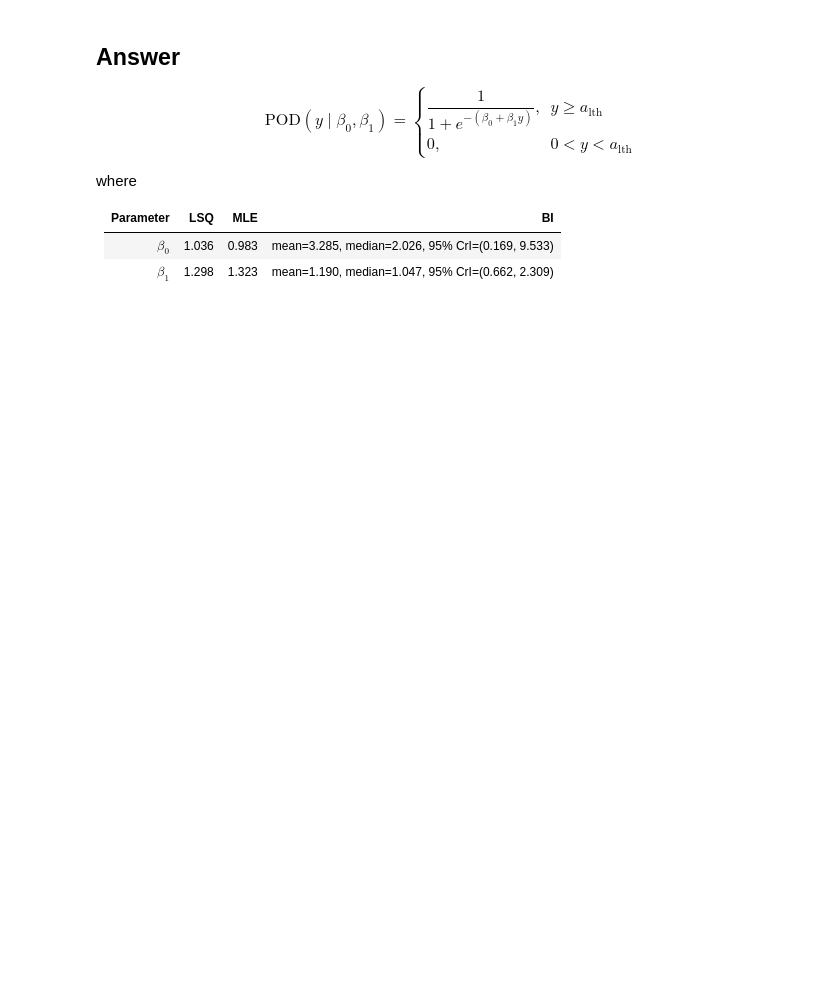
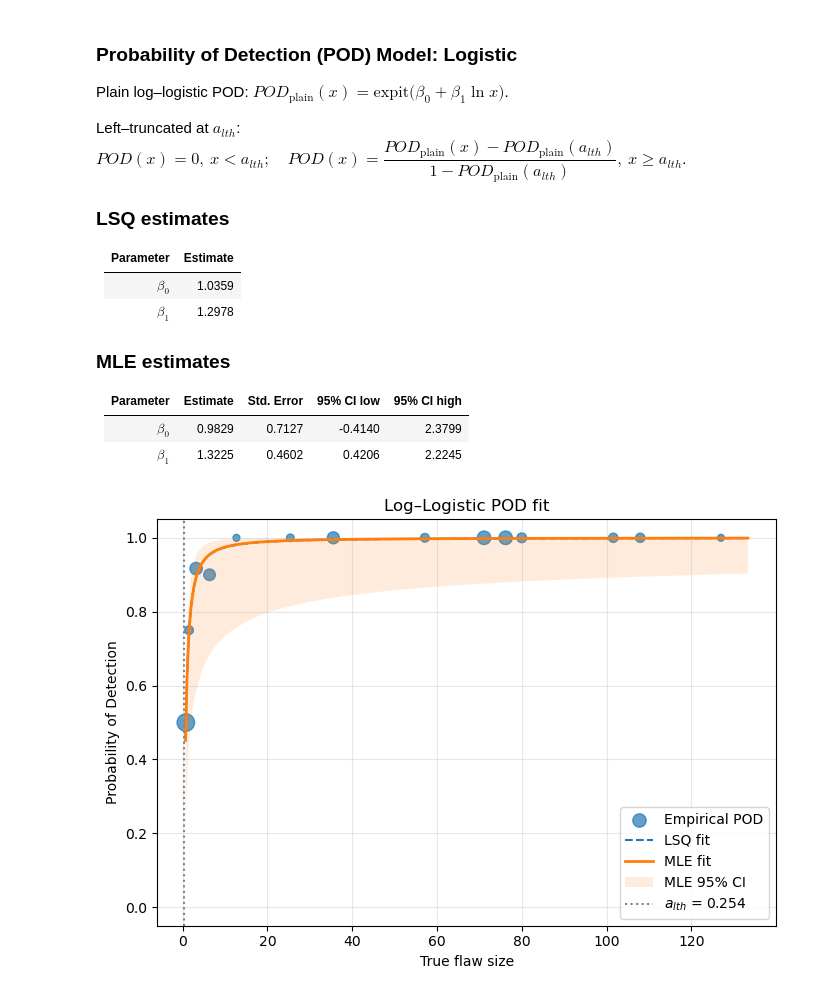
Before and after one commit to JRhino1991/ENRE641-PPoF_and_ALT, a Jupyter notebook: modarres_ch5_validation/notebooks/Example_5.7.ipynb, the cells around one changed output. Cells and saved outputs as stored; diff of their text form; code cells hidden in the pictures; blank space fills up the shorter version.

```diff
--- a/modarres_ch5_validation/notebooks/Example_5.7.ipynb
+++ b/modarres_ch5_validation/notebooks/Example_5.7.ipynb
@@ -278,16 +22,40 @@ plt.show()
-# %% [markdown]
-## Answer
-$$
-\text{POD}(y \mid \beta_0, \beta_1) =
-\begin{cases}
-\dfrac{1}{1 + e^{-(\beta_0 + \beta_1 y)}}, & y \ge a_{\text{lth}} \\
-0, & 0 < y < a_{\text{lth}}
-\end{cases}
-$$
-
-where
-
-| Parameter | LSQ | MLE | BI |
-|:-----------|:---:|:---:|:--:|
-| $\beta_0$ | 1.036 | 0.983 | mean=3.285, median=2.026, 95% CrI=(0.169, 9.533) |
-| $\beta_1$ | 1.298 | 1.323 | mean=1.190, median=1.047, 95% CrI=(0.662, 2.309) |
+# %%
+# EXAMPLE 5.7
+import sys
+sys.path.append("C:/Users/leaat/Dropbox/University of Maryland/ENRE648 - PPoF Chap Review - Degradation Analysis/ADT Fitters Module")
+from ADT_fitters import Fit_Logistic_POD
+import pandas as pd
+
+# Read Data
+df = pd.read_csv("C:/Users/leaat/Dropbox/University of Maryland/ENRE648 - PPoF Chap Review - Degradation Analysis/Modarres Chapter Validation/Data/Example_5.7_data.csv")
+
+fit_bayes = Fit_Logistic_POD(
+    D_measured=df["Measured"],
+    D_true=df["Actual"],
+    a_lth=0.254,
+    # a_lth=None,
+    method="MLE",
+    CI=0.95,
+    random_state=7,
+)
+# %% [output]
+### Probability of Detection (POD) Model: Logistic
+
+Plain log–logistic POD: $POD_{\text{plain}}(x) = \mathrm{expit}\big(\beta_0 + \beta_1 \ln x\big)$.
+
+Left–truncated at $a_{lth}$: $POD(x) = 0,\ x < a_{lth};\quad POD(x) = \dfrac{POD_{\text{plain}}(x) - POD_{\text{plain}}(a_{lth})}{1 - POD_{\text{plain}}(a_{lth})},\ x \ge a_{lth}$.
+
+### LSQ estimates
+
+| Parameter | Estimate |
+|-----------|----------|
+| $\beta_0$ | 1.0359 |
+| $\beta_1$ | 1.2978 |
+
+### MLE estimates
+
+| Parameter | Estimate | Std. Error | 95% CI low | 95% CI high |
+|-----------|----------|------------|----------------|-----------------|
+| $\beta_0$ | 0.9829 | 0.7127 | -0.4140 | 2.3799 |
+| $\beta_1$ | 1.3225 | 0.4602 | 0.4206 | 2.2245 |
+[figure, added]
```
Also changed, not shown: parts of 6 cells of this notebook, 13 other files.
